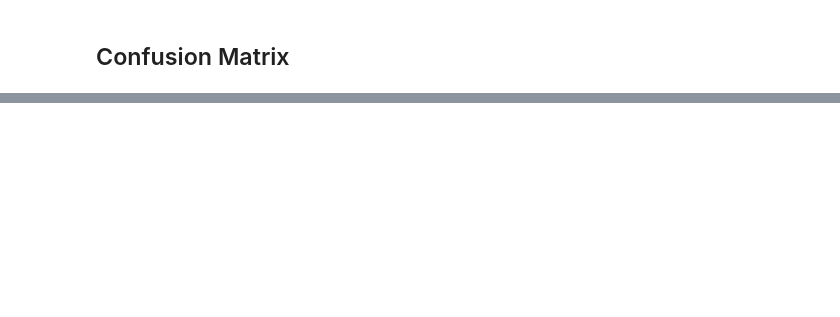
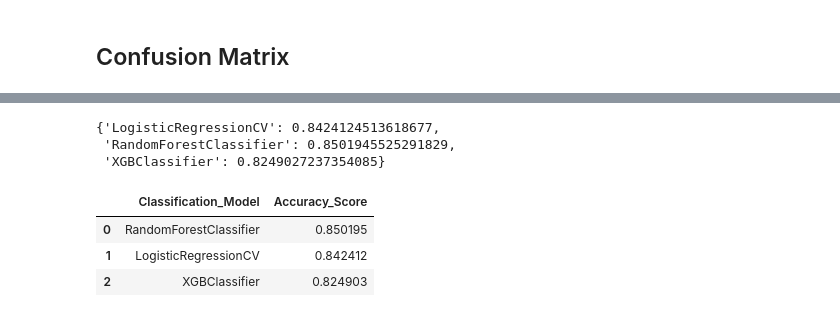
Before and after one commit to plaban1981/Pharmaceutical-Classification, a Jupyter notebook: Pharma_Classification.ipynb, the cells around one changed output, grey strips where cells are left out. Saved outputs shown, nothing was run; the diff lists cells and outputs as text; code cells hidden in the pictures; blank space fills up the shorter version.

```diff
--- a/Pharma_Classification.ipynb
+++ b/Pharma_Classification.ipynb
@@ -458,6 +458,9 @@ y_pred = random_search.predict(X_test)
 print(f'Accuracy of the trained Model :{accuracy_score(y_pred,y_test)}')
 # %% [output]
 Accuracy of the trained Model :0.8501945525291829
+# %%
+accuracy = {}
+accuracy['RandomForestClassifier'] = accuracy_score(y_pred,y_test)
 # %%
 cm = confusion_matrix(y_test,y_pred)
 sns.heatmap(cm,annot=True,fmt='g',xticklabels=['Persistent','Non_Persistent'],yticklabels=['Persistent','Non_Persistent'])
@@ -500,6 +503,8 @@ y_pred = lr_cv.predict(X_test)
 print(f'Accuracy of the trained Model :{accuracy_score(y_pred,y_test)}')
 # %% [output]
 Accuracy of the trained Model :0.8424124513618677
+# %%
+accuracy['LogisticRegressionCV'] = accuracy_score(y_pred,y_test)
 # %%
 cm = confusion_matrix(y_test,y_pred)
 sns.heatmap(cm,annot=True,fmt='g',xticklabels=['Persistent','Non_Persistent'],yticklabels=['Persistent','Non_Persistent'])
@@ -651,3 +656,5 @@ Accuracy of the trained Model :0.8443579766536965
+# %%
+accuracy['XGBClassifier'] = accuracy_score(y_pred,y_test)
 # %% [markdown]
 ## Confusion Matrix
 # %%
@@ -661,0 +669,21 @@ plt.show()
+# %%
+accuracy
+# %% [output]
+{'LogisticRegressionCV': 0.8424124513618677,
+ 'RandomForestClassifier': 0.8501945525291829,
+ 'XGBClassifier': 0.8249027237354085}
+# %%
+model = []
+score = []
+
+for k,v in accuracy.items():
+  model.append(k)
+  score.append(v)
+# %%
+df_score = pd.DataFrame({'Classification_Model':model,'Accuracy_Score':score})
+df_score
+# %% [output]
+|  | Classification_Model | Accuracy_Score |
+| 0 | RandomForestClassifier | 0.850195 |
+| 1 | LogisticRegressionCV | 0.842412 |
+| 2 | XGBClassifier | 0.824903 |
```
Also changed, not shown: parts of 7 cells of this notebook.
